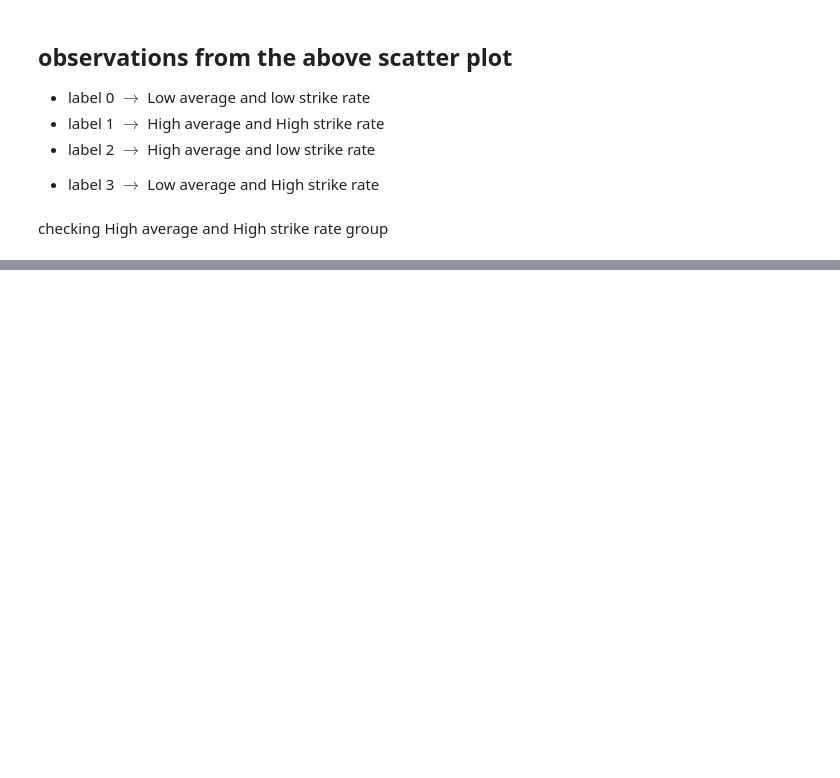
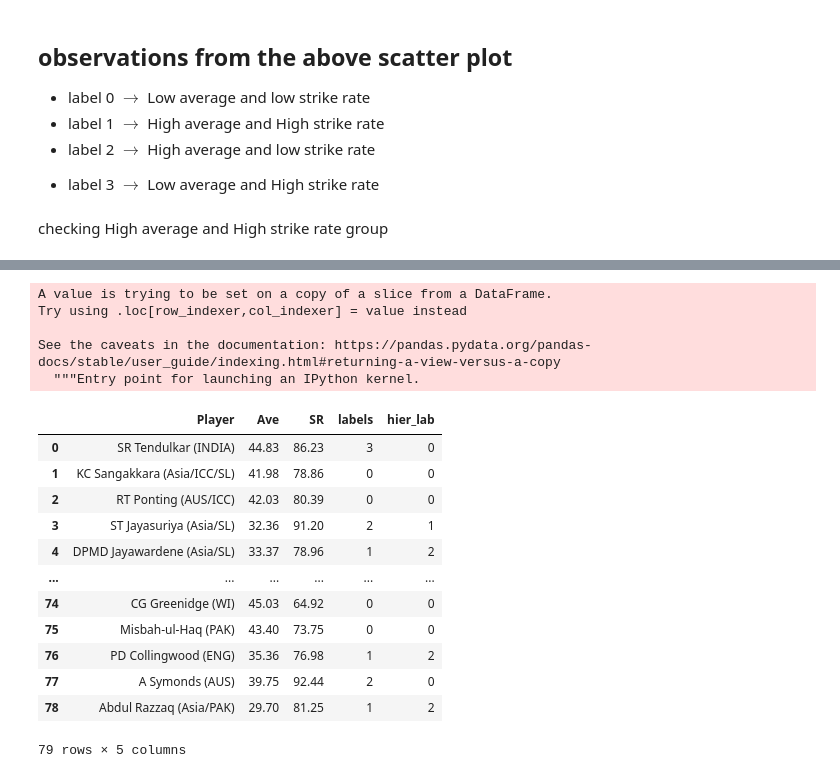
Before and after one commit to venkatesh-eranti/clustering_cricket, a Jupyter notebook: clustering_cricket.ipynb, the cells around one changed output, grey strips where cells are left out. Saved outputs shown, nothing was run; the diff lists cells and outputs as text; code cells hidden in the pictures; blank space fills up the shorter version.

```diff
--- a/clustering_cricket.ipynb
+++ b/clustering_cricket.ipynb
@@ -271,0 +292,22 @@ Name: Player, dtype: object
+# %%
+df1['hier_lab']=hier_clus_cut
+df1
+# %% [output]
+A value is trying to be set on a copy of a slice from a DataFrame.
+Try using .loc[row_indexer,col_indexer] = value instead
+
+See the caveats in the documentation: https://pandas.pydata.org/pandas-docs/stable/user_guide/indexing.html#returning-a-view-versus-a-copy
+  """Entry point for launching an IPython kernel.
+|  | Player | Ave | SR | labels | hier_lab |
+| 0 | SR Tendulkar (INDIA) | 44.83 | 86.23 | 3 | 0 |
+| 1 | KC Sangakkara (Asia/ICC/SL) | 41.98 | 78.86 | 0 | 0 |
+| 2 | RT Ponting (AUS/ICC) | 42.03 | 80.39 | 0 | 0 |
+| 3 | ST Jayasuriya (Asia/SL) | 32.36 | 91.20 | 2 | 1 |
+| 4 | DPMD Jayawardene (Asia/SL) | 33.37 | 78.96 | 1 | 2 |
+| ... | ... | ... | ... | ... | ... |
+| 74 | CG Greenidge (WI) | 45.03 | 64.92 | 0 | 0 |
+| 75 | Misbah-ul-Haq (PAK) | 43.40 | 73.75 | 0 | 0 |
+| 76 | PD Collingwood (ENG) | 35.36 | 76.98 | 1 | 2 |
+| 77 | A Symonds (AUS) | 39.75 | 92.44 | 2 | 0 |
+| 78 | Abdul Razzaq (Asia/PAK) | 29.70 | 81.25 | 1 | 2 |
+79 rows × 5 columns
```
Also changed, not shown: parts of 9 cells of this notebook.
